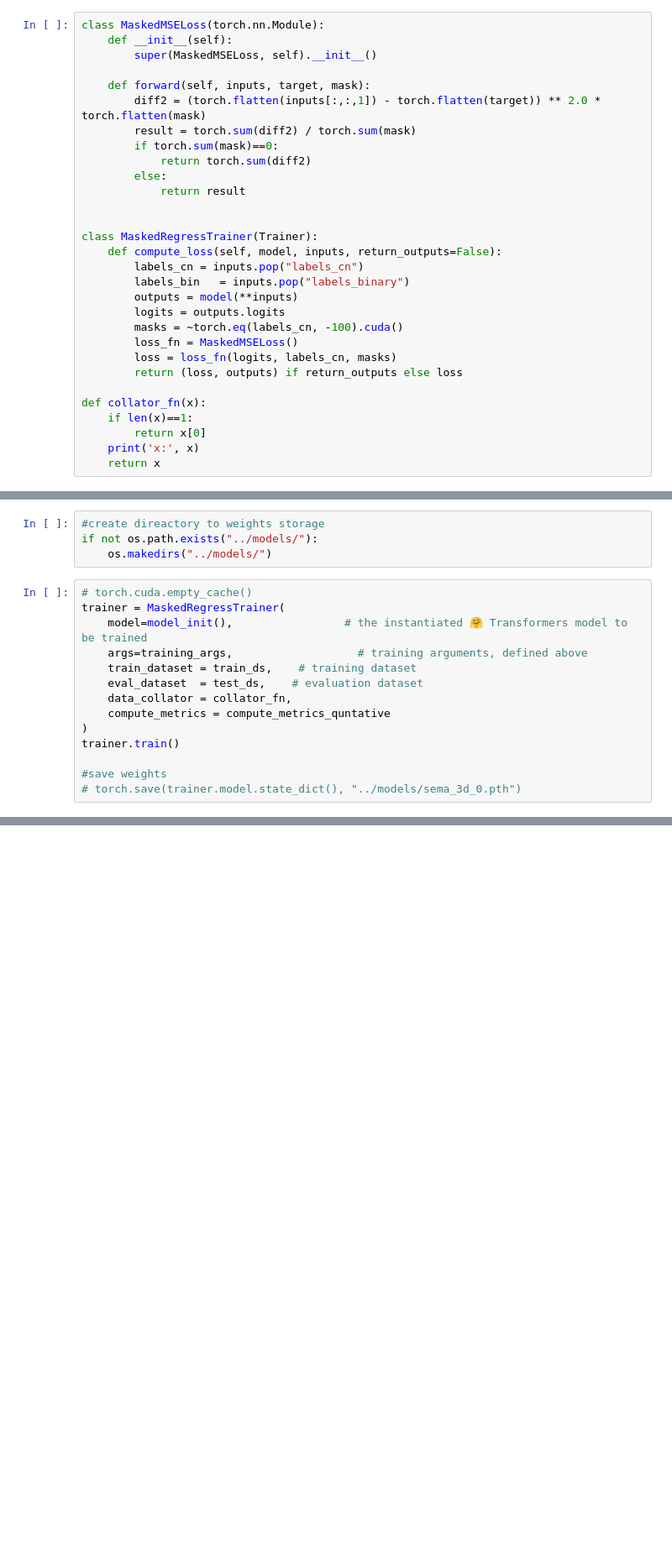
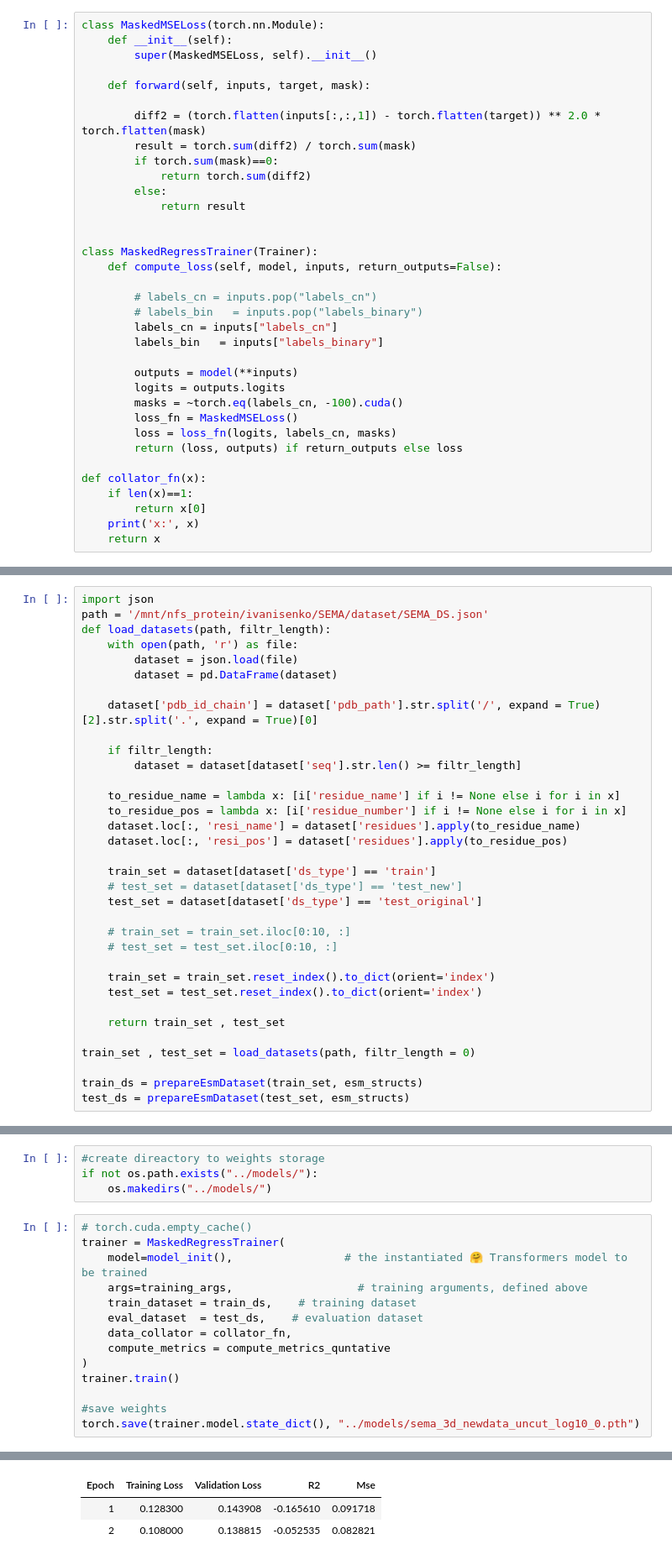
Before and after one commit to AIRI-Institute/SEMAi, a Jupyter notebook: SEMA_3D/SEMA-3D_finetuning.ipynb, the cells around one changed output, grey strips where cells are left out. Shown at 84% size. Saved outputs shown, nothing was run; the diff lists cells and outputs as text; blank space fills up the shorter version.

```diff
--- a/SEMA_3D/SEMA-3D_finetuning.ipynb
+++ b/SEMA_3D/SEMA-3D_finetuning.ipynb
@@ -209,6 +235,7 @@ class MaskedMSELoss(torch.nn.Module):
         super(MaskedMSELoss, self).__init__()
 
     def forward(self, inputs, target, mask):
+
         diff2 = (torch.flatten(inputs[:,:,1]) - torch.flatten(target)) ** 2.0 * torch.flatten(mask)
         result = torch.sum(diff2) / torch.sum(mask)
         if torch.sum(mask)==0:
@@ -219,8 +246,12 @@ class MaskedMSELoss(torch.nn.Module):
 
 class MaskedRegressTrainer(Trainer):
     def compute_loss(self, model, inputs, return_outputs=False):
-        labels_cn = inputs.pop("labels_cn")
-        labels_bin   = inputs.pop("labels_binary")
+
+        # labels_cn = inputs.pop("labels_cn")
+        # labels_bin   = inputs.pop("labels_binary")
+        labels_cn = inputs["labels_cn"]
+        labels_bin   = inputs["labels_binary"]
+
         outputs = model(**inputs)
         logits = outputs.logits
         masks = ~torch.eq(labels_cn, -100).cuda()
@@ -239,3 +270,37 @@ def collator_fn(x):
 esm_structs = create_Dataset(path='../data/pdb_structures.pkl')
 # %%
 print('Number of structures:', len(esm_structs.keys()))
+# %%
+import json
+path = '/mnt/nfs_protein/ivanisenko/SEMA/dataset/SEMA_DS.json'
+def load_datasets(path, filtr_length):
+    with open(path, 'r') as file:
+        dataset = json.load(file)
+        dataset = pd.DataFrame(dataset)
+
+    dataset['pdb_id_chain'] = dataset['pdb_path'].str.split('/', expand = True)[2].str.split('.', expand = True)[0]
+
+    if filtr_length:
+        dataset = dataset[dataset['seq'].str.len() >= filtr_length]
+
+    to_residue_name = lambda x: [i['residue_name'] if i != None else i for i in x]
+    to_residue_pos = lambda x: [i['residue_number'] if i != None else i for i in x]
+    dataset.loc[:, 'resi_name'] = dataset['residues'].apply(to_residue_name)
+    dataset.loc[:, 'resi_pos'] = dataset['residues'].apply(to_residue_pos)
+
+    train_set = dataset[dataset['ds_type'] == 'train']
+    # test_set = dataset[dataset['ds_type'] == 'test_new']
+    test_set = dataset[dataset['ds_type'] == 'test_original']
+
+    # train_set = train_set.iloc[0:10, :]
+    # test_set = test_set.iloc[0:10, :]
+
+    train_set = train_set.reset_index().to_dict(orient='index')
+    test_set = test_set.reset_index().to_dict(orient='index')
+
+    return train_set , test_set
+
+train_set , test_set = load_datasets(path, filtr_length = 0)
+
+train_ds = prepareEsmDataset(train_set, esm_structs)
+test_ds = prepareEsmDataset(test_set, esm_structs)
@@ -304,4 +389,5 @@ trainer = MaskedRegressTrainer(
 trainer.train()
 
 #save weights
-# torch.save(trainer.model.state_dict(), "../models/sema_3d_0.pth")
+torch.save(trainer.model.state_dict(), "../models/sema_3d_newdata_uncut_log10_0.pth")
+# %% [output]
@@ -307,0 +396,3 @@ trainer.train()
+| Epoch | Training Loss | Validation Loss | R2 | Mse |
+| 1 | 0.128300 | 0.143908 | -0.165610 | 0.091718 |
+| 2 | 0.108000 | 0.138815 | -0.052535 | 0.082821 |
```
Also changed, not shown: parts of 17 cells of this notebook, 7 other files.
